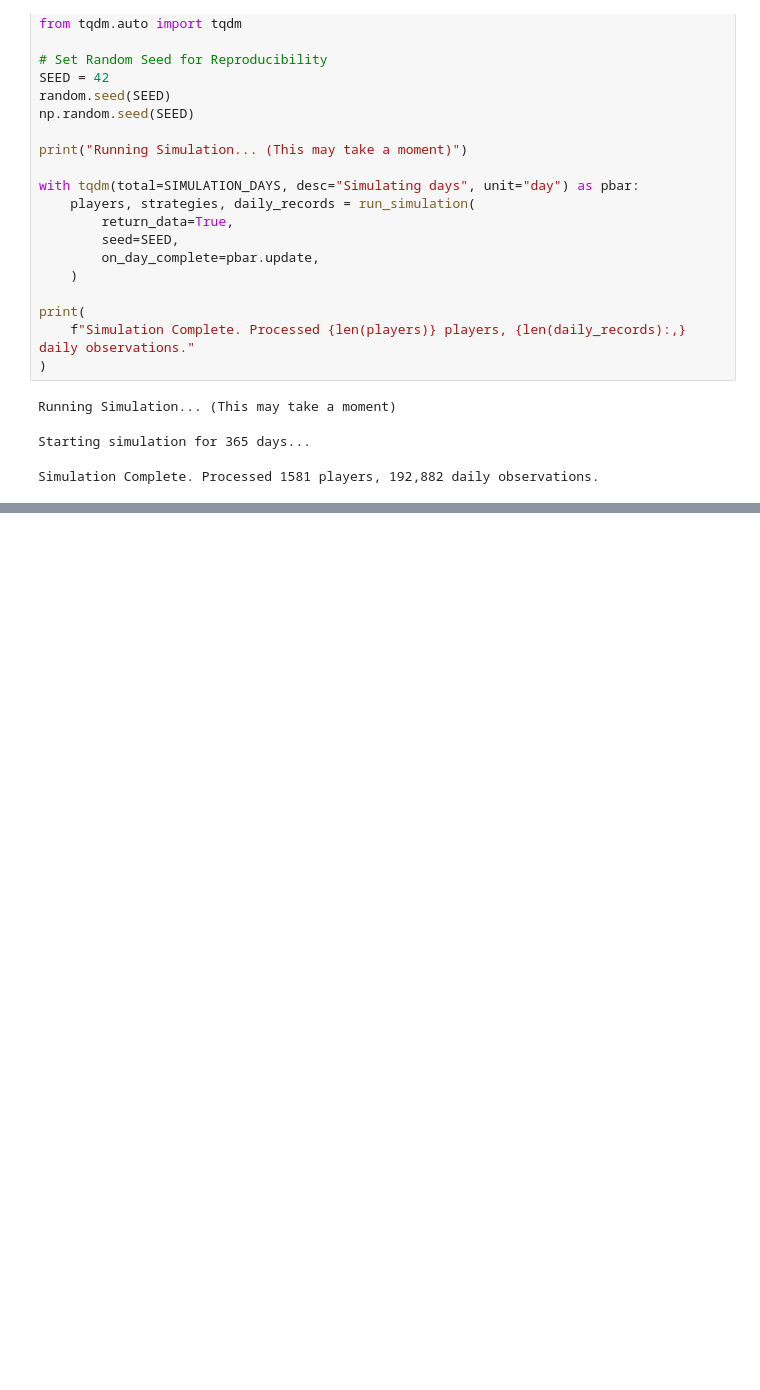
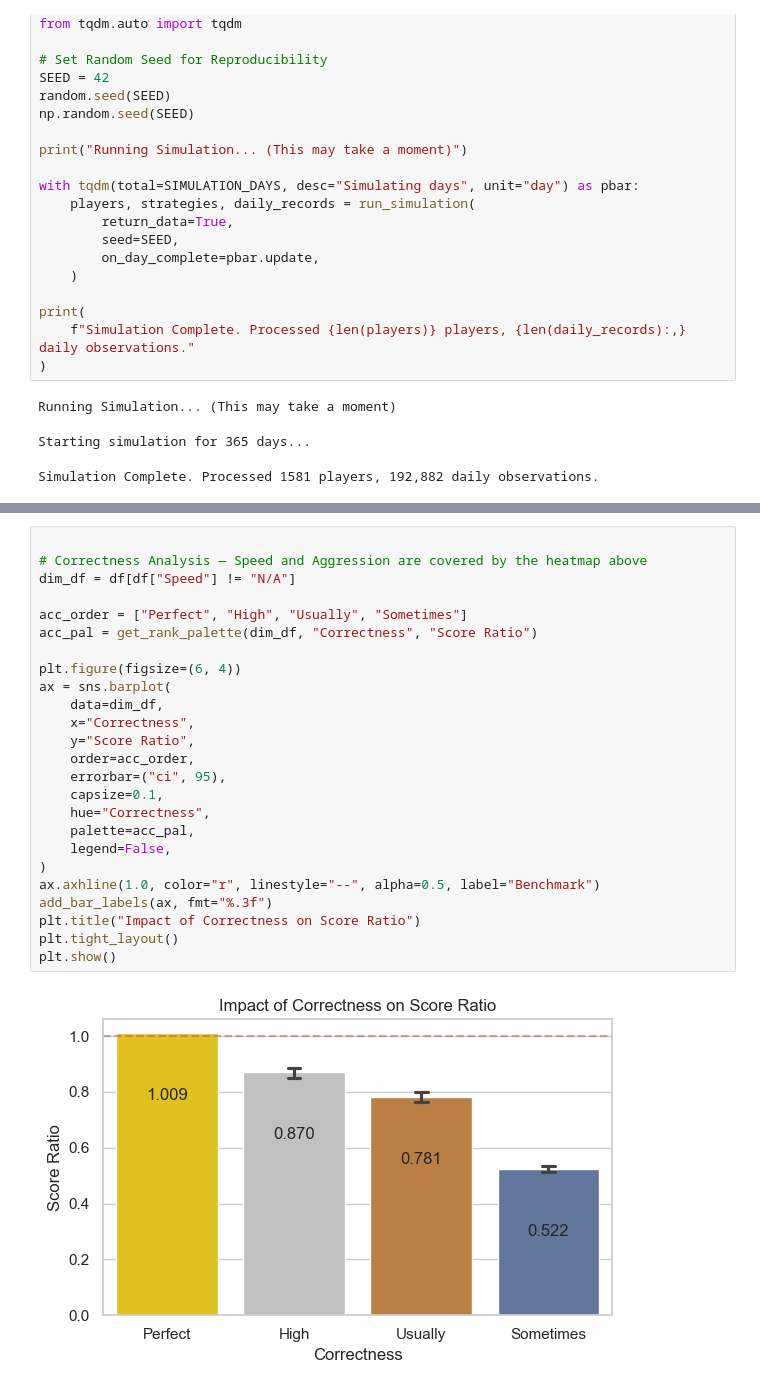
Before and after one commit to blakefren/jbot, a Jupyter notebook: scripts/simulate_powerups_viz.ipynb, the cells around one changed output, grey strips where cells are left out. Cells and saved outputs as stored; diff of their text form; blank space fills up the shorter version.

```diff
--- a/scripts/simulate_powerups_viz.ipynb
+++ b/scripts/simulate_powerups_viz.ipynb
@@ -178 +235,28 @@ df.head()
+# %%
+
+# Correctness Analysis — Speed and Aggression are covered by the heatmap above
+dim_df = df[df["Speed"] != "N/A"]
+
+acc_order = ["Perfect", "High", "Usually", "Sometimes"]
+acc_pal = get_rank_palette(dim_df, "Correctness", "Score Ratio")
+
+plt.figure(figsize=(6, 4))
+ax = sns.barplot(
+    data=dim_df,
+    x="Correctness",
+    y="Score Ratio",
+    order=acc_order,
+    errorbar=("ci", 95),
+    capsize=0.1,
+    hue="Correctness",
+    palette=acc_pal,
+    legend=False,
+)
+ax.axhline(1.0, color="r", linestyle="--", alpha=0.5, label="Benchmark")
+add_bar_labels(ax, fmt="%.3f")
+plt.title("Impact of Correctness on Score Ratio")
+plt.tight_layout()
+plt.show()
+# %% [output]
+[figure, added]
 # %% [markdown]
```
Also changed, not shown: parts of 25 cells of this notebook, 1 other file.
